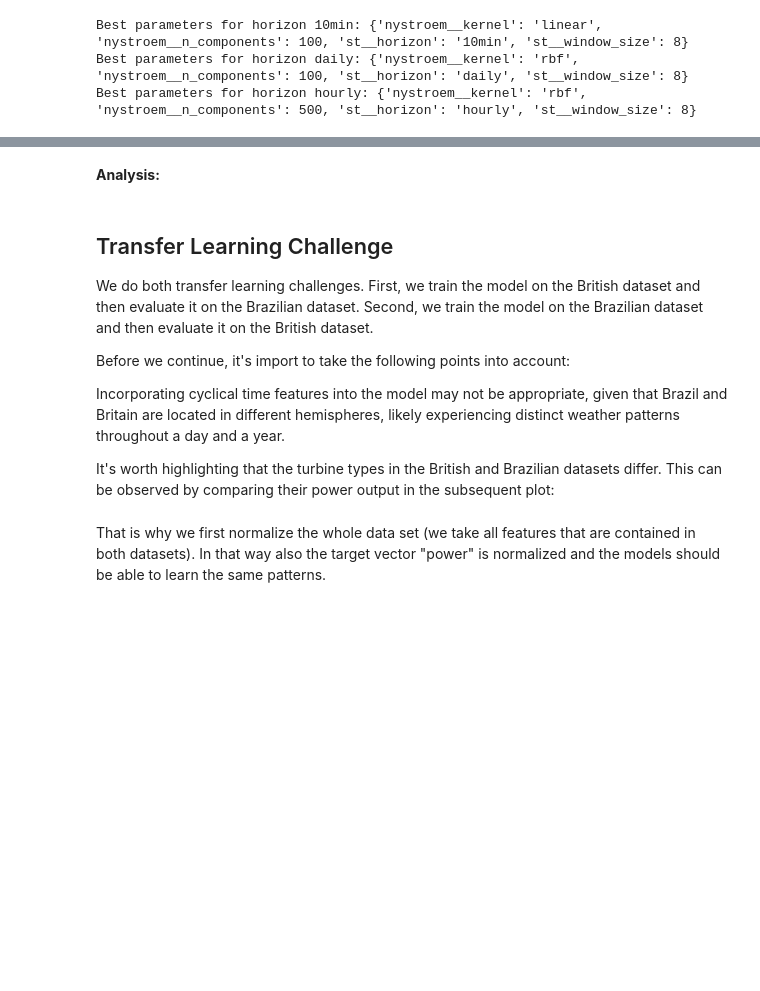
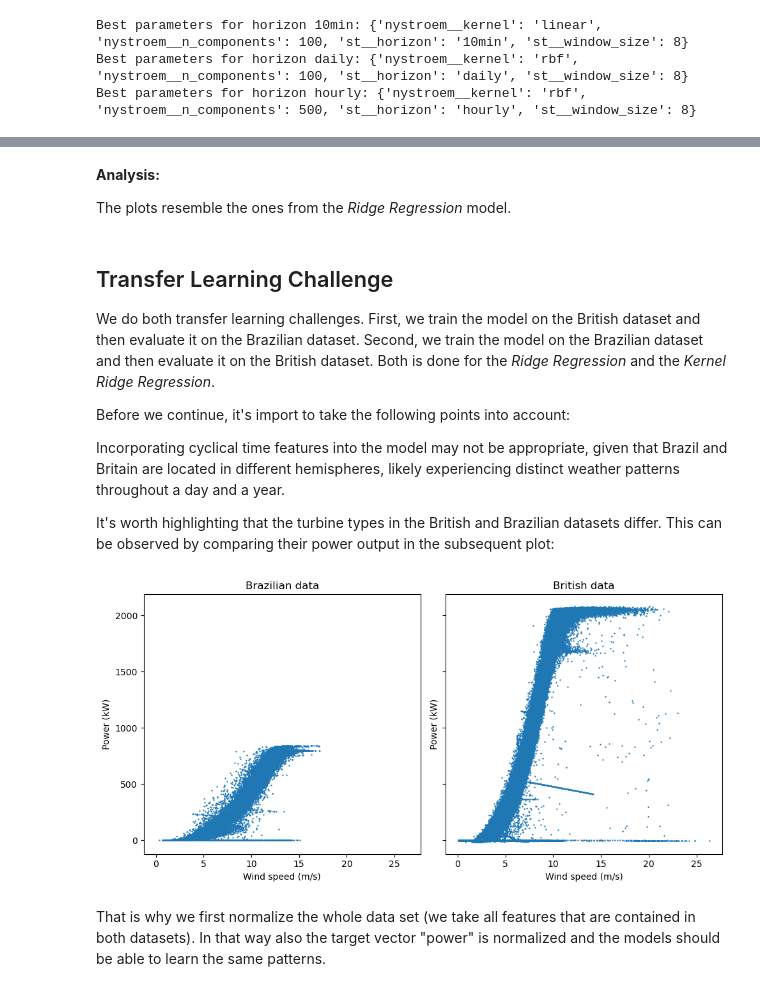
Before and after one commit to H-Kugler/forecasting-wind-power, a Jupyter notebook: notebooks/RegressionVariants.ipynb, the cells around one changed output, grey strips where cells are left out. Drawn from its saved outputs; the diff is of its cells as text; code cells hidden in the pictures; blank space fills up the shorter version.

Commit message:
regression final

```diff
--- a/notebooks/RegressionVariants.ipynb
+++ b/notebooks/RegressionVariants.ipynb
@@ -554,9 +546,11 @@ vis.plot_predictions(predictions, y_test_braz)
-# %% [markdown]
-__Analysis:__
+# %% [markdown]
+__Analysis:__
+
+The plots resemble the ones from the _Ridge Regression_ model.
 # %% [markdown]
 ## Transfer Learning Challenge
 
-We do both transfer learning challenges. First, we train the model on the British dataset and then evaluate it on the Brazilian dataset. Second, we train the model on the Brazilian dataset and then evaluate it on the British dataset.
+We do both transfer learning challenges. First, we train the model on the British dataset and then evaluate it on the Brazilian dataset. Second, we train the model on the Brazilian dataset and then evaluate it on the British dataset. Both is done for the _Ridge Regression_ and the _Kernel Ridge Regression_.
 
 
 Before we continue, it's import to take the following points into account:
@@ -564,6 +558,22 @@ Before we continue, it's import to take the following points into account:
 Incorporating cyclical time features into the model may not be appropriate, given that Brazil and Britain are located in different hemispheres, likely experiencing distinct weather patterns throughout a day and a year.
 
 It's worth highlighting that the turbine types in the British and Brazilian datasets differ. This can be observed by comparing their power output in the subsequent plot:
+# %%
+fig, axs = plt.subplots(1, 2, figsize=(10, 5), sharex=True, sharey=True)
+
+axs[0].scatter(data_braz["wind_speed"], data_braz["power"], s=0.5)
+axs[0].set_xlabel("Wind speed (m/s)")
+axs[0].set_ylabel("Power (kW)")
+axs[0].set_title("Brazilian data")
+
+axs[1].scatter(data_british["wind_speed"], data_british["power"], s=0.5)
+axs[1].set_xlabel("Wind speed (m/s)")
+axs[1].set_ylabel("Power (kW)")
+axs[1].set_title("British data")
+
+fig.tight_layout()
+# %% [output]
+[figure, added]
 # %% [markdown]
 That is why we first normalize the whole data set (we take all features that are contained in both datasets). In that way also the target vector "power" is normalized and the models should be able to learn the same patterns.
 # %%
```
Also changed, not shown: parts of 24 cells of this notebook, 1 other file.
